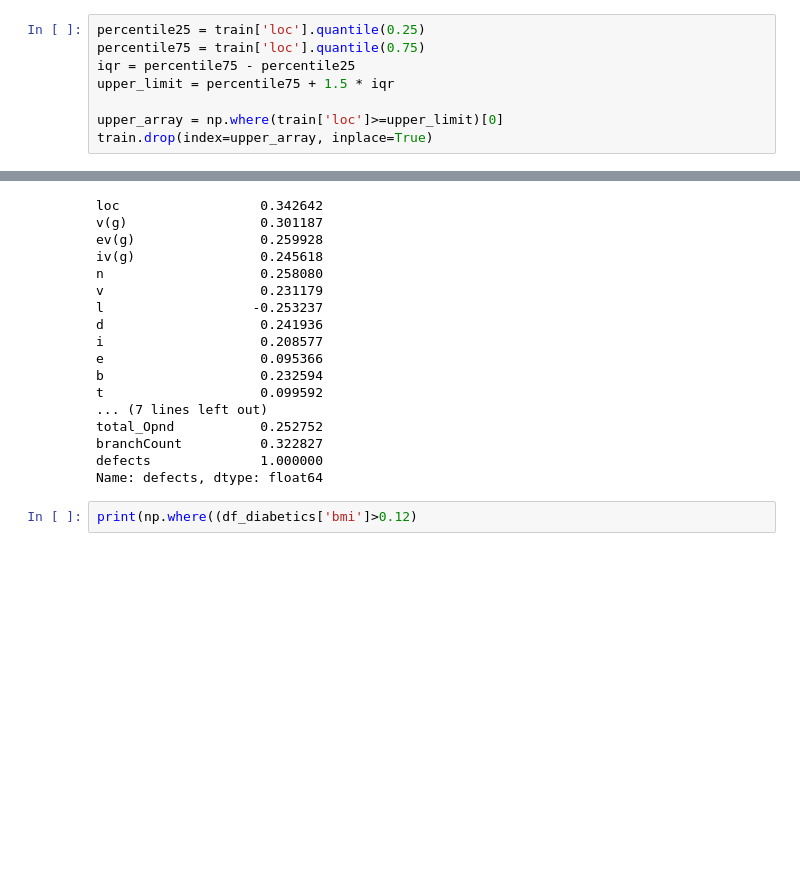
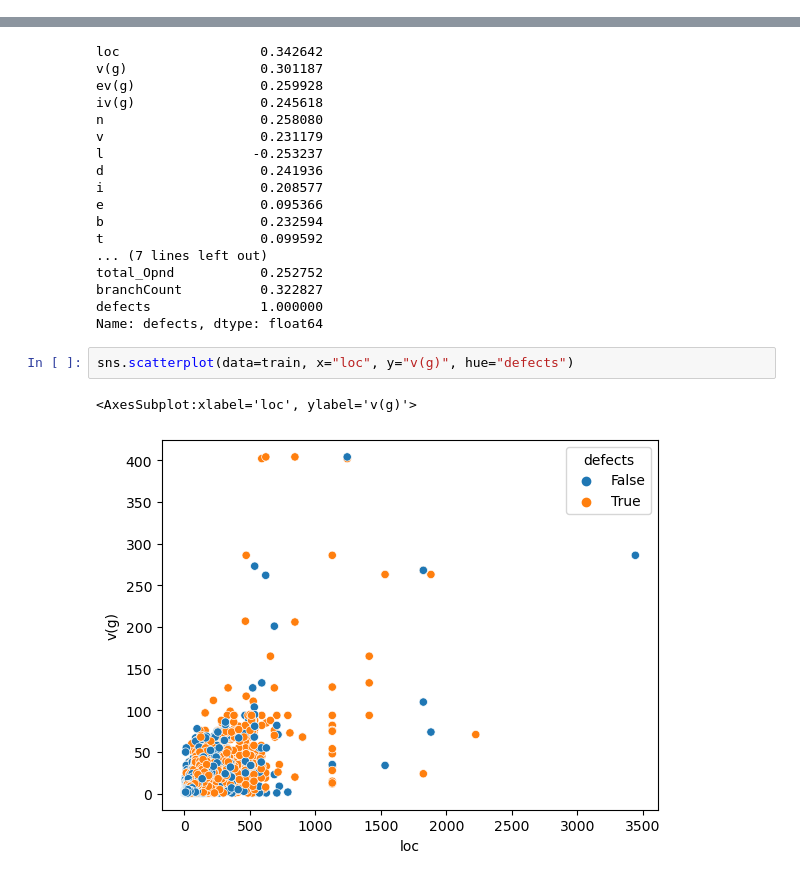
Before and after one commit to RossErskine/Kaggle-notebooks, a Jupyter notebook: Binary Classification with a Software Defects Dataset.ipynb, the cells around one changed output, grey strips where cells are left out. Cells and saved outputs as stored; diff of their text form; blank space fills up the shorter version.

```diff
--- a/Binary Classification with a Software Defects Dataset.ipynb
+++ b/Binary Classification with a Software Defects Dataset.ipynb
@@ -141,8 +113,0 @@ print(np.where(z > 2))
-# %%
-percentile25 = train['loc'].quantile(0.25)
-percentile75 = train['loc'].quantile(0.75)
-iqr = percentile75 - percentile25
-upper_limit = percentile75 + 1.5 * iqr
-
-upper_array = np.where(train['loc']>=upper_limit)[0]
-train.drop(index=upper_array, inplace=True)
@@ -210,4 +150,7 @@ branchCount          0.322827
 defects              1.000000
 Name: defects, dtype: float64
 # %%
-print(np.where((df_diabetics['bmi']>0.12)
+sns.scatterplot(data=train, x="loc", y="v(g)", hue="defects")
+# %% [output]
+<AxesSubplot:xlabel='loc', ylabel='v(g)'>
+[figure, added]
```
Also changed, not shown: parts of 8 cells of this notebook.
